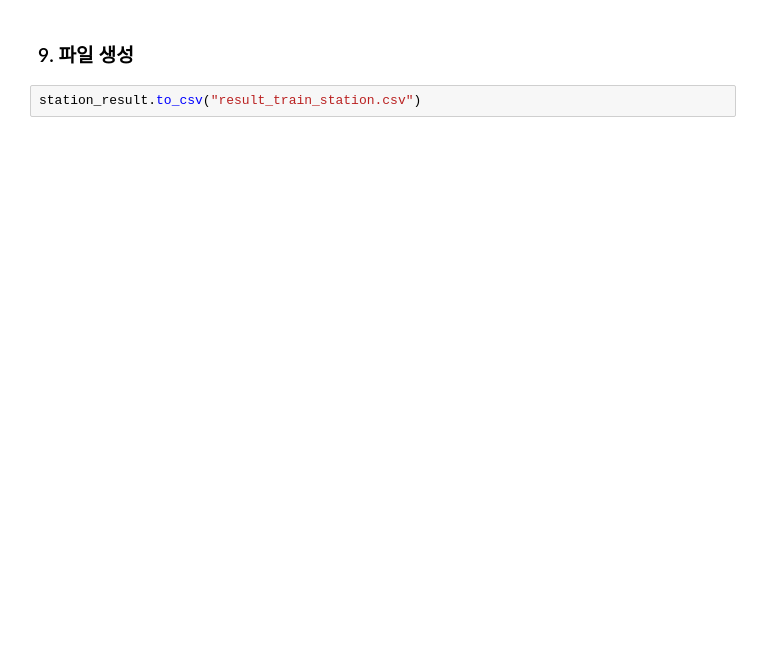
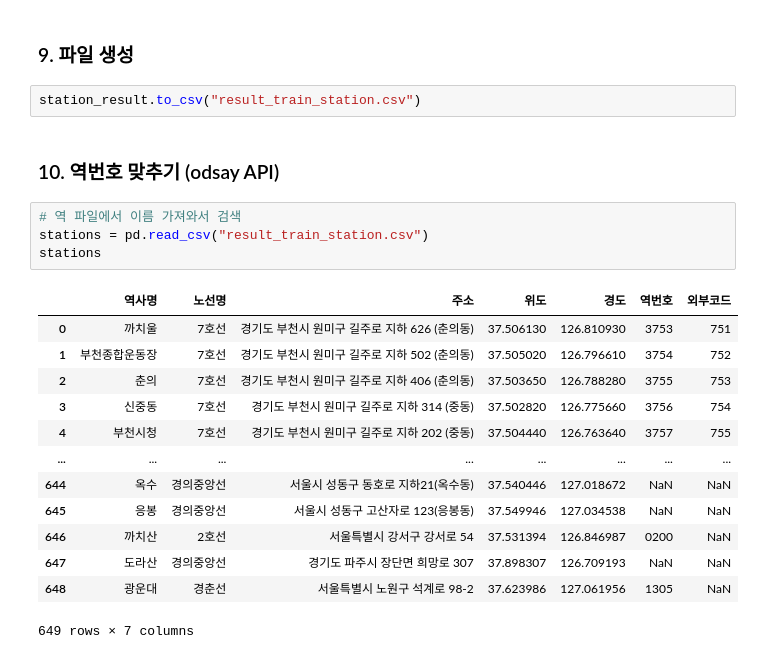
Before and after one commit to 23-1-CauCapstone-Team3/DataPreprocessing, a Jupyter notebook: train/station.ipynb, the cells around one changed output. Drawn from its saved outputs; the diff is of its cells as text; blank space fills up the shorter version.

```diff
--- a/train/station.ipynb
+++ b/train/station.ipynb
@@ -1907,3 +1097,23 @@ station_result
 ### 9. 파일 생성
 # %%
 station_result.to_csv("result_train_station.csv")
+# %% [markdown]
+### 10. 역번호 맞추기 (odsay API)
+# %%
+# 역 파일에서 이름 가져와서 검색
+stations = pd.read_csv("result_train_station.csv")
+stations
+# %% [output]
+|  | 역사명 | 노선명 | 주소 | 위도 | 경도 | 역번호 | 외부코드 |
+| 0 | 까치울 | 7호선 | 경기도 부천시 원미구 길주로 지하 626 (춘의동) | 37.506130 | 126.810930 | 3753 | 751 |
+| 1 | 부천종합운동장 | 7호선 | 경기도 부천시 원미구 길주로 지하 502 (춘의동) | 37.505020 | 126.796610 | 3754 | 752 |
+| 2 | 춘의 | 7호선 | 경기도 부천시 원미구 길주로 지하 406 (춘의동) | 37.503650 | 126.788280 | 3755 | 753 |
+| 3 | 신중동 | 7호선 | 경기도 부천시 원미구 길주로 지하 314 (중동) | 37.502820 | 126.775660 | 3756 | 754 |
+| 4 | 부천시청 | 7호선 | 경기도 부천시 원미구 길주로 지하 202 (중동) | 37.504440 | 126.763640 | 3757 | 755 |
+| ... | ... | ... | ... | ... | ... | ... | ... |
+| 644 | 옥수 | 경의중앙선 | 서울시 성동구 동호로 지하21(옥수동) | 37.540446 | 127.018672 | NaN | NaN |
+| 645 | 응봉 | 경의중앙선 | 서울시 성동구 고산자로 123(응봉동) | 37.549946 | 127.034538 | NaN | NaN |
+| 646 | 까치산 | 2호선 | 서울특별시 강서구 강서로 54 | 37.531394 | 126.846987 | 0200 | NaN |
+| 647 | 도라산 | 경의중앙선 | 경기도 파주시 장단면 희망로 307 | 37.898307 | 126.709193 | NaN | NaN |
+| 648 | 광운대 | 경춘선 | 서울특별시 노원구 석계로 98-2 | 37.623986 | 127.061956 | 1305 | NaN |
+649 rows × 7 columns
```
Also changed, not shown: parts of 115 cells of this notebook, 11 other files.
